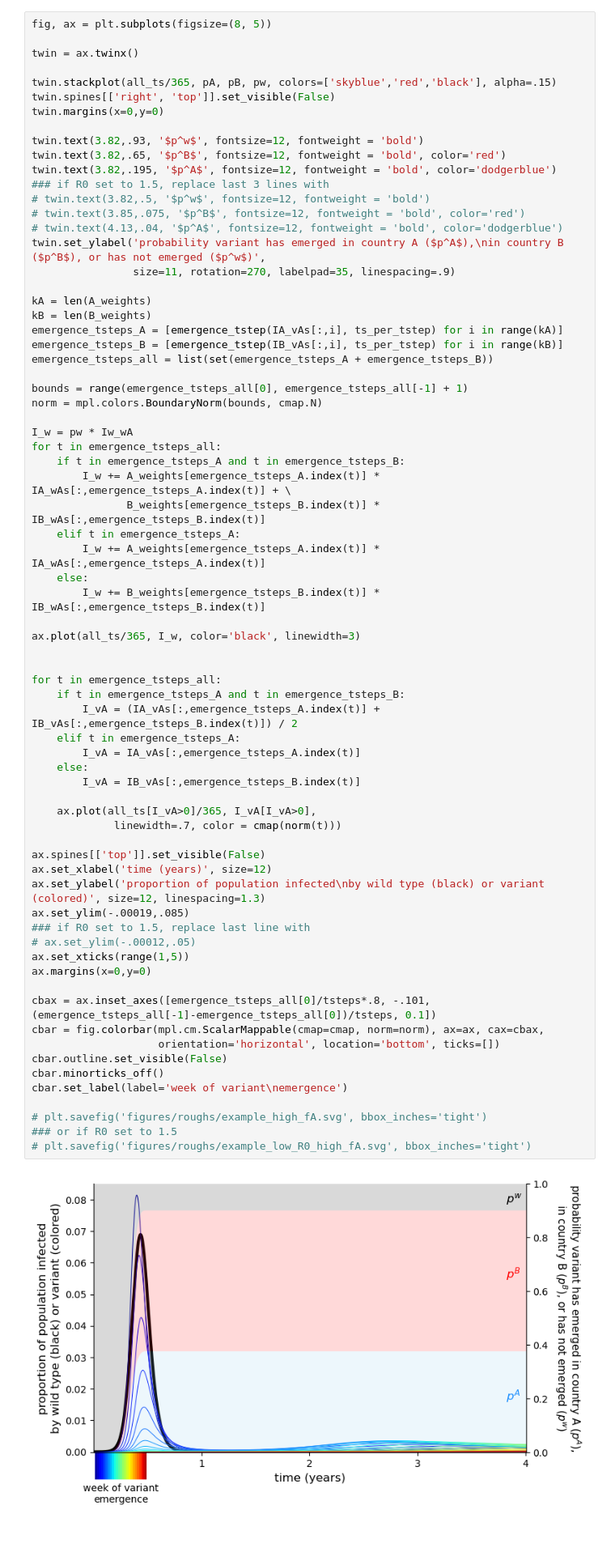
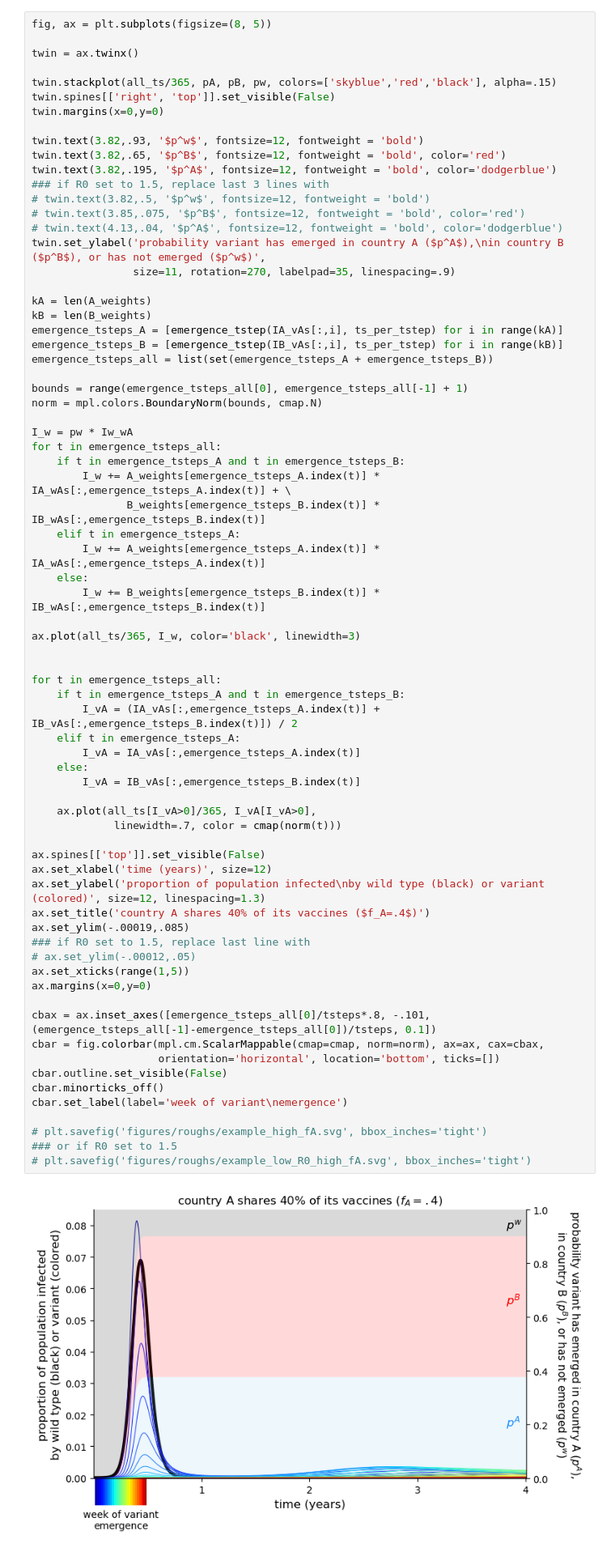
Before and after one commit to freedmanari/vaccine_nationalism, a Jupyter notebook: vaccine_nationalism.ipynb, the cells around one changed output. Shown at 81% size. Cells and saved outputs as stored; diff of their text form.

```diff
--- a/vaccine_nationalism.ipynb
+++ b/vaccine_nationalism.ipynb
@@ -1071,34 +1072,35 @@ for t in emergence_tsteps_all:
     if t in emergence_tsteps_A and t in emergence_tsteps_B:
         I_vA = (IA_vAs[:,emergence_tsteps_A.index(t)] + IB_vAs[:,emergence_tsteps_B.index(t)]) / 2
     elif t in emergence_tsteps_A:
         I_vA = IA_vAs[:,emergence_tsteps_A.index(t)]
     else:
         I_vA = IB_vAs[:,emergence_tsteps_B.index(t)]
 
     ax.plot(all_ts[I_vA>0]/365, I_vA[I_vA>0],
              linewidth=.7, color = cmap(norm(t)))
 
 ax.spines[['top']].set_visible(False)
 ax.set_xlabel('time (years)', size=12)
 ax.set_ylabel('proportion of population infected\nby wild type (black) or variant (colored)', size=12, linespacing=1.3)
+ax.set_title('country A shares 40% of its vaccines ($f_A=.4$)')
 ax.set_ylim(-.00019,.085)
 ### if R0 set to 1.5, replace last line with
 # ax.set_ylim(-.00012,.05)
 ax.set_xticks(range(1,5))
 ax.margins(x=0,y=0)
 
 cbax = ax.inset_axes([emergence_tsteps_all[0]/tsteps*.8, -.101, (emergence_tsteps_all[-1]-emergence_tsteps_all[0])/tsteps, 0.1])
 cbar = fig.colorbar(mpl.cm.ScalarMappable(cmap=cmap, norm=norm), ax=ax, cax=cbax,
                     orientation='horizontal', location='bottom', ticks=[])
 cbar.outline.set_visible(False)
 cbar.minorticks_off()
 cbar.set_label(label='week of variant\nemergence')
 
 # plt.savefig('figures/roughs/example_high_fA.svg', bbox_inches='tight')
 ### or if R0 set to 1.5
 # plt.savefig('figures/roughs/example_low_R0_high_fA.svg', bbox_inches='tight')
 # %% [output]
-[figure, old version]
+[figure, new version]
 # %%
 tsteps = int(10*365/tstep) + 1
 
```
Also changed, not shown: parts of 1 cell of this notebook, 2 other files.
